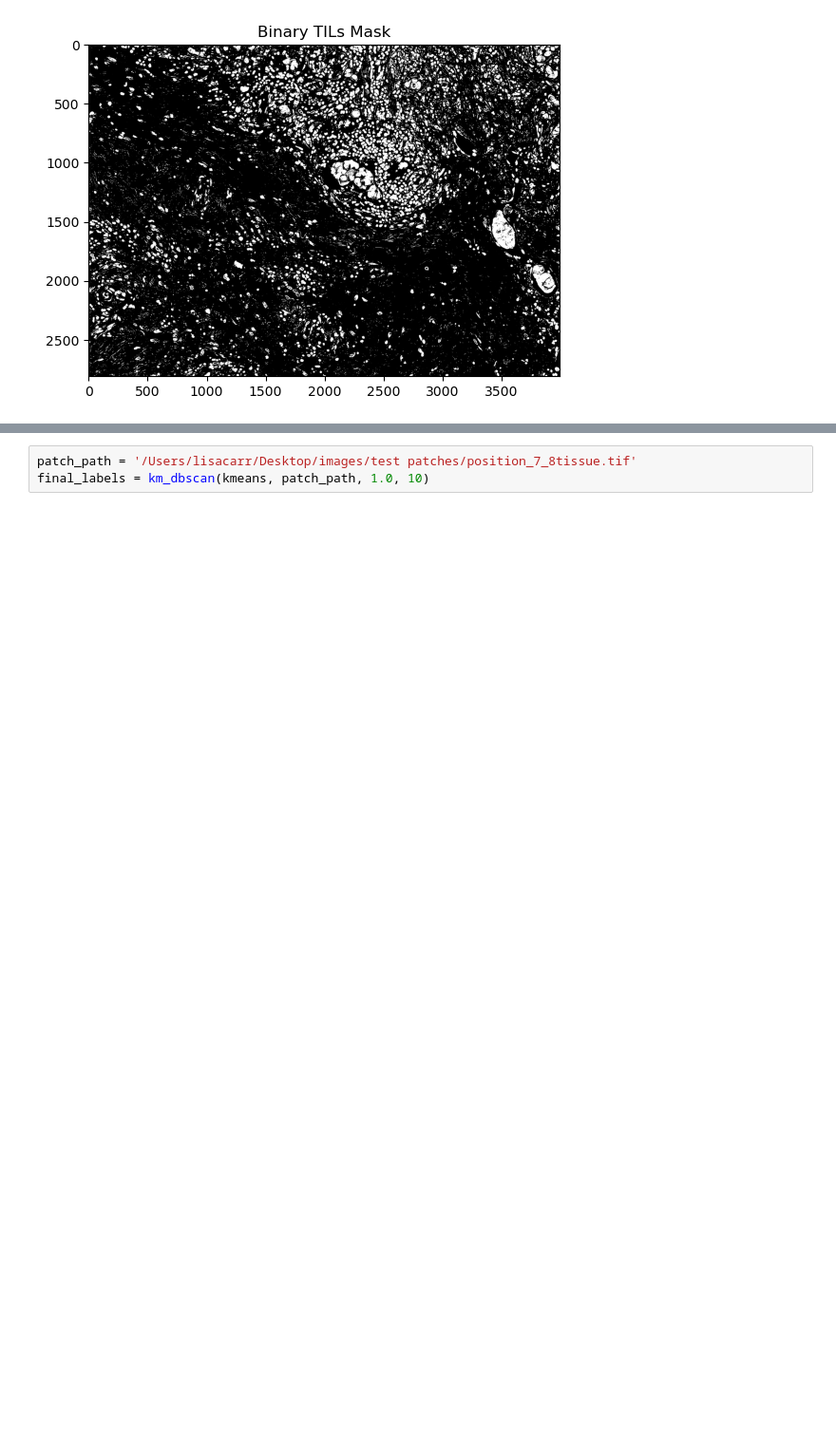
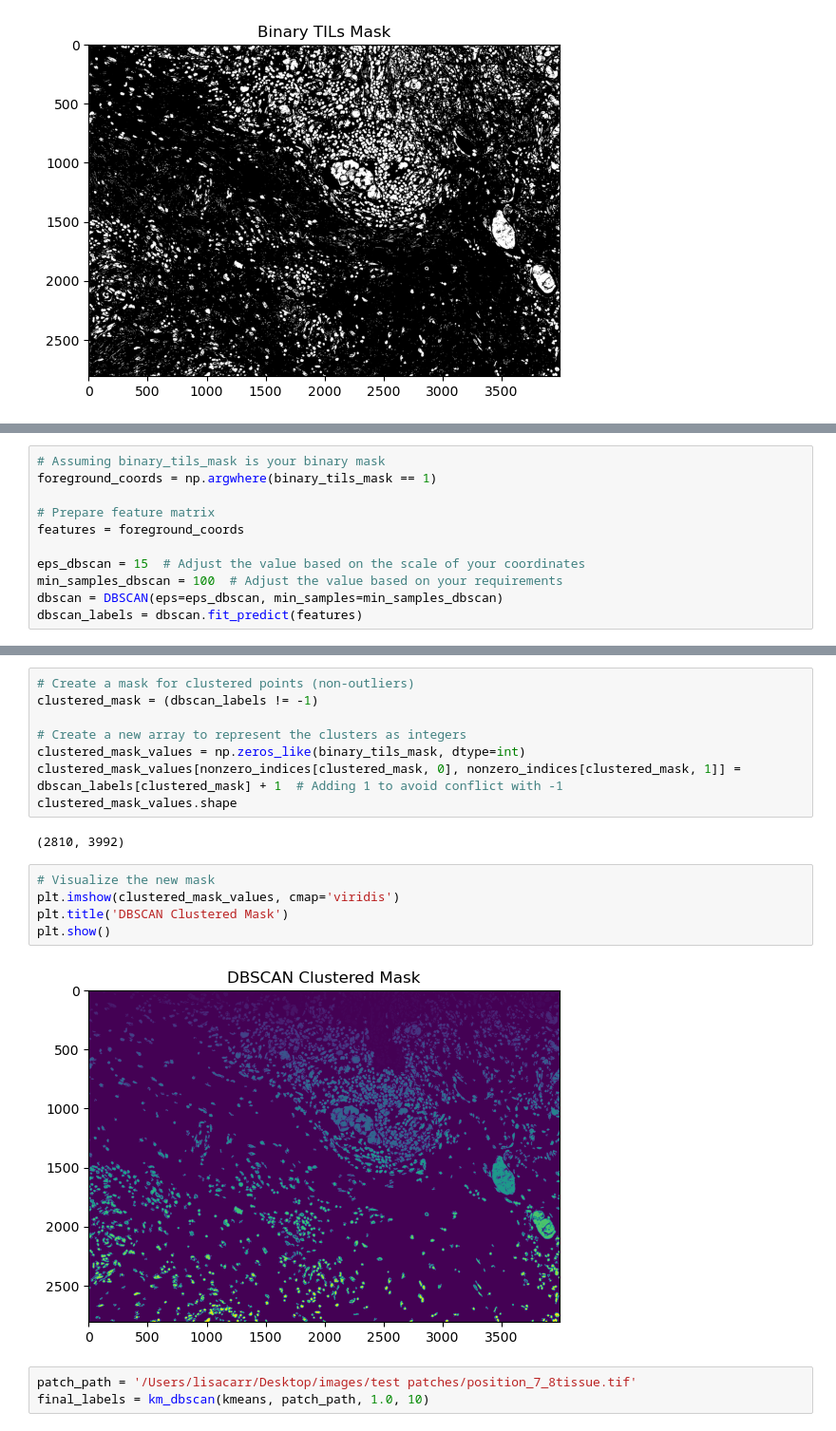
Before and after one commit to TILseg/TILseg, a Jupyter notebook: km_dbscan_test.ipynb, the cells around one changed output, grey strips where cells are left out. Shown at 95% size. Drawn from its saved outputs; the diff is of its cells as text; blank space fills up the shorter version.

```diff
--- a/km_dbscan_test.ipynb
+++ b/km_dbscan_test.ipynb
@@ -41,0 +31,11 @@ cv2.destroyAllWindows()
+# %%
+# Assuming binary_tils_mask is your binary mask
+foreground_coords = np.argwhere(binary_tils_mask == 1)
+
+# Prepare feature matrix
+features = foreground_coords
+
+eps_dbscan = 15  # Adjust the value based on the scale of your coordinates
+min_samples_dbscan = 100  # Adjust the value based on your requirements
+dbscan = DBSCAN(eps=eps_dbscan, min_samples=min_samples_dbscan)
+dbscan_labels = dbscan.fit_predict(features)
@@ -42,3 +68,20 @@ cv2.destroyAllWindows()
+# %%
+# Create a mask for clustered points (non-outliers)
+clustered_mask = (dbscan_labels != -1)
+
+# Create a new array to represent the clusters as integers
+clustered_mask_values = np.zeros_like(binary_tils_mask, dtype=int)
+clustered_mask_values[nonzero_indices[clustered_mask, 0], nonzero_indices[clustered_mask, 1]] = dbscan_labels[clustered_mask] + 1  # Adding 1 to avoid conflict with -1
+clustered_mask_values.shape
+# %% [output]
+(2810, 3992)
+# %%
+# Visualize the new mask
+plt.imshow(clustered_mask_values, cmap='viridis')
+plt.title('DBSCAN Clustered Mask')
+plt.show()
+# %% [output]
+[figure, added]
 # %%
 patch_path = '/Users/lisacarr/Desktop/images/test patches/position_7_8tissue.tif'
 final_labels = km_dbscan(kmeans, patch_path, 1.0, 10)
```
Also changed, not shown: parts of 3 cells of this notebook, 1 other file.
